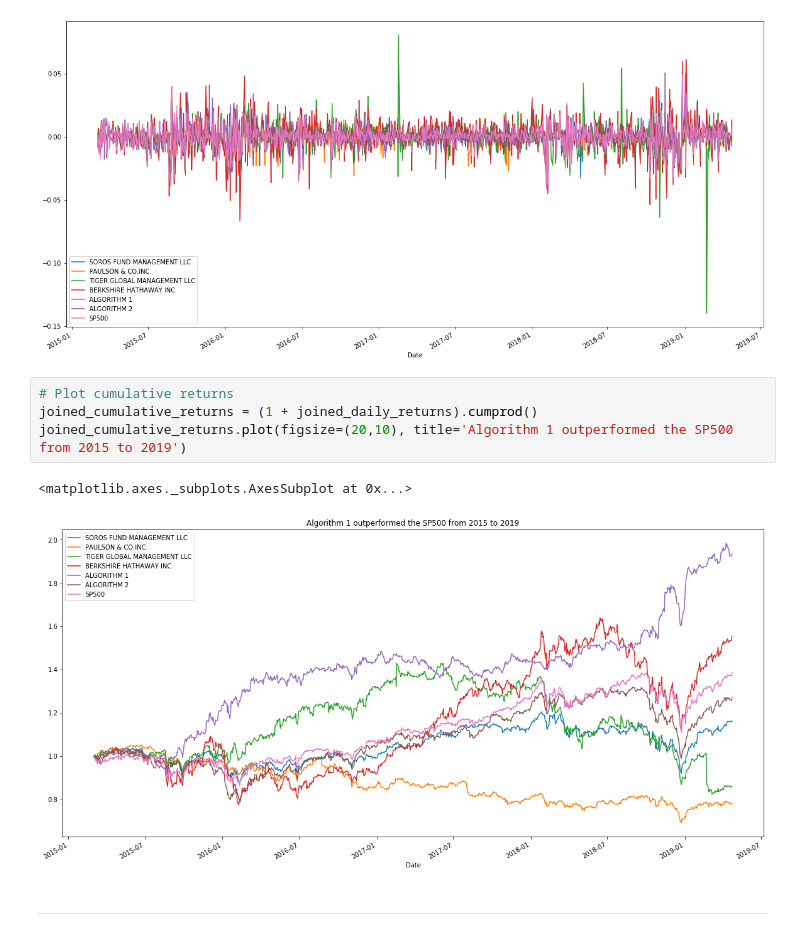
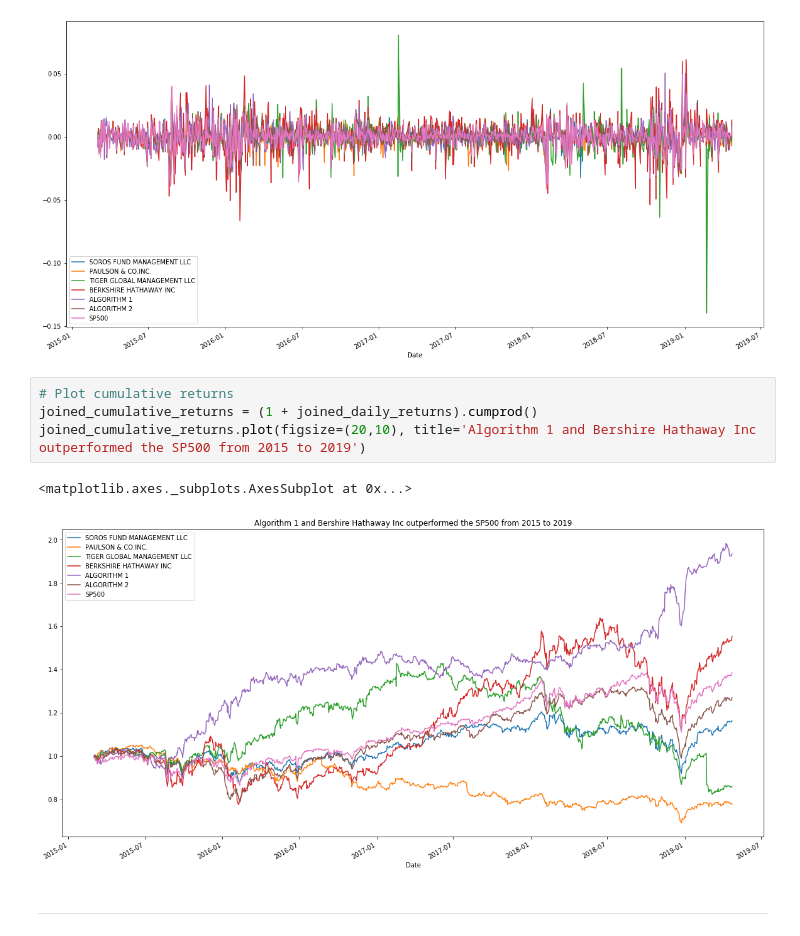
Before and after one commit to Antondiezt/pandas-homework, a Jupyter notebook: whale_analysis.ipynb, the cells around one changed output. Saved outputs shown, nothing was run; the diff lists cells and outputs as text.

```diff
--- a/whale_analysis.ipynb
+++ b/whale_analysis.ipynb
@@ -267,10 +267,10 @@ joined_daily_returns.plot(figsize=(20,10))
 # %%
 # Plot cumulative returns
 joined_cumulative_returns = (1 + joined_daily_returns).cumprod()
-joined_cumulative_returns.plot(figsize=(20,10), title='Algorithm 1 outperformed the SP500 from 2015 to 2019')
+joined_cumulative_returns.plot(figsize=(20,10), title='Algorithm 1 and Bershire Hathaway Inc outperformed the SP500 from 2015 to 2019')
 # %% [output]
 <matplotlib.axes._subplots.AxesSubplot at 0x...>
-[figure, old version]
+[figure, new version]
 # %% [markdown]
 ---
 # %% [markdown]
```
Also changed, not shown: parts of 4 cells of this notebook, 1 other file.
